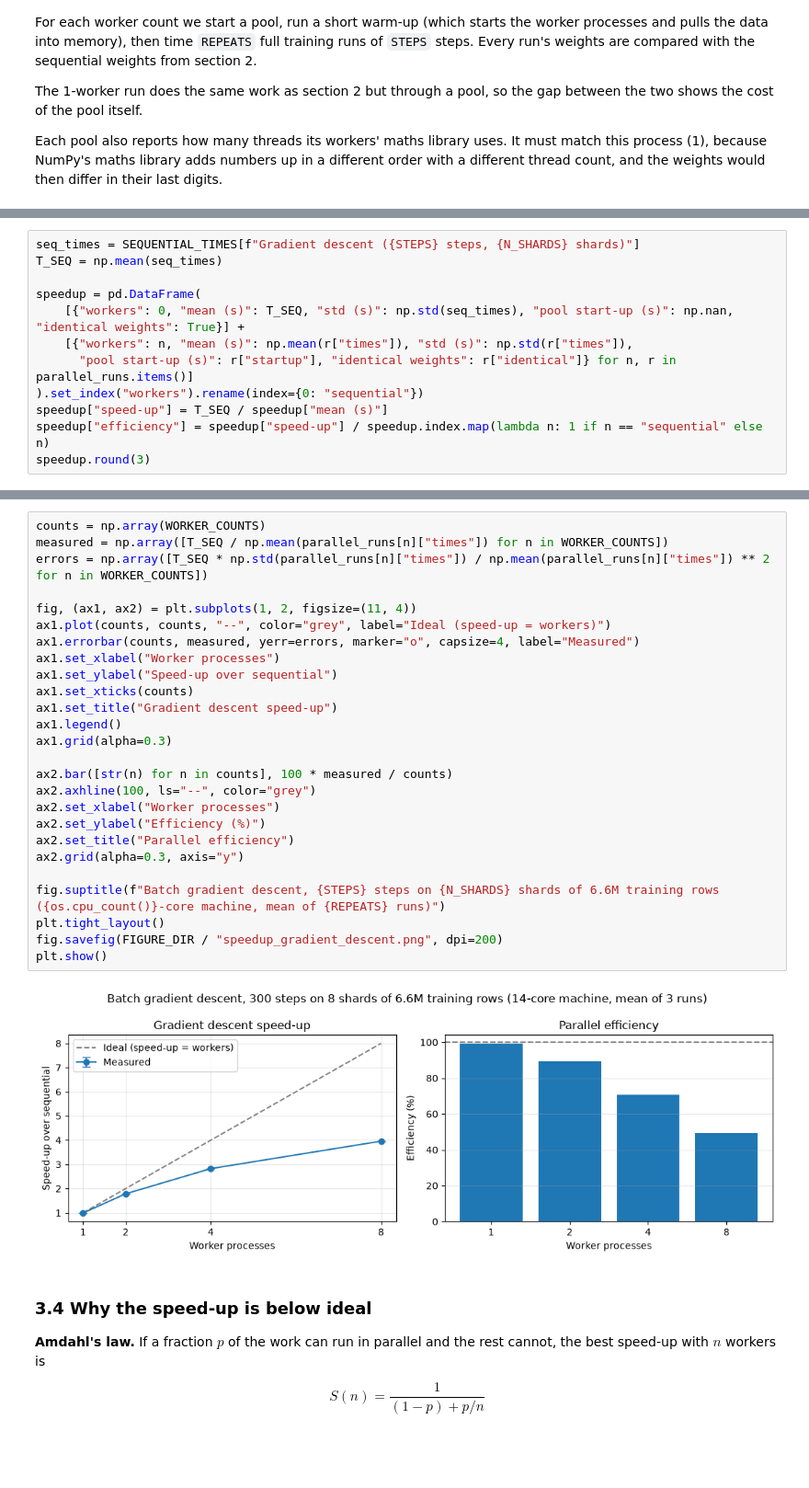
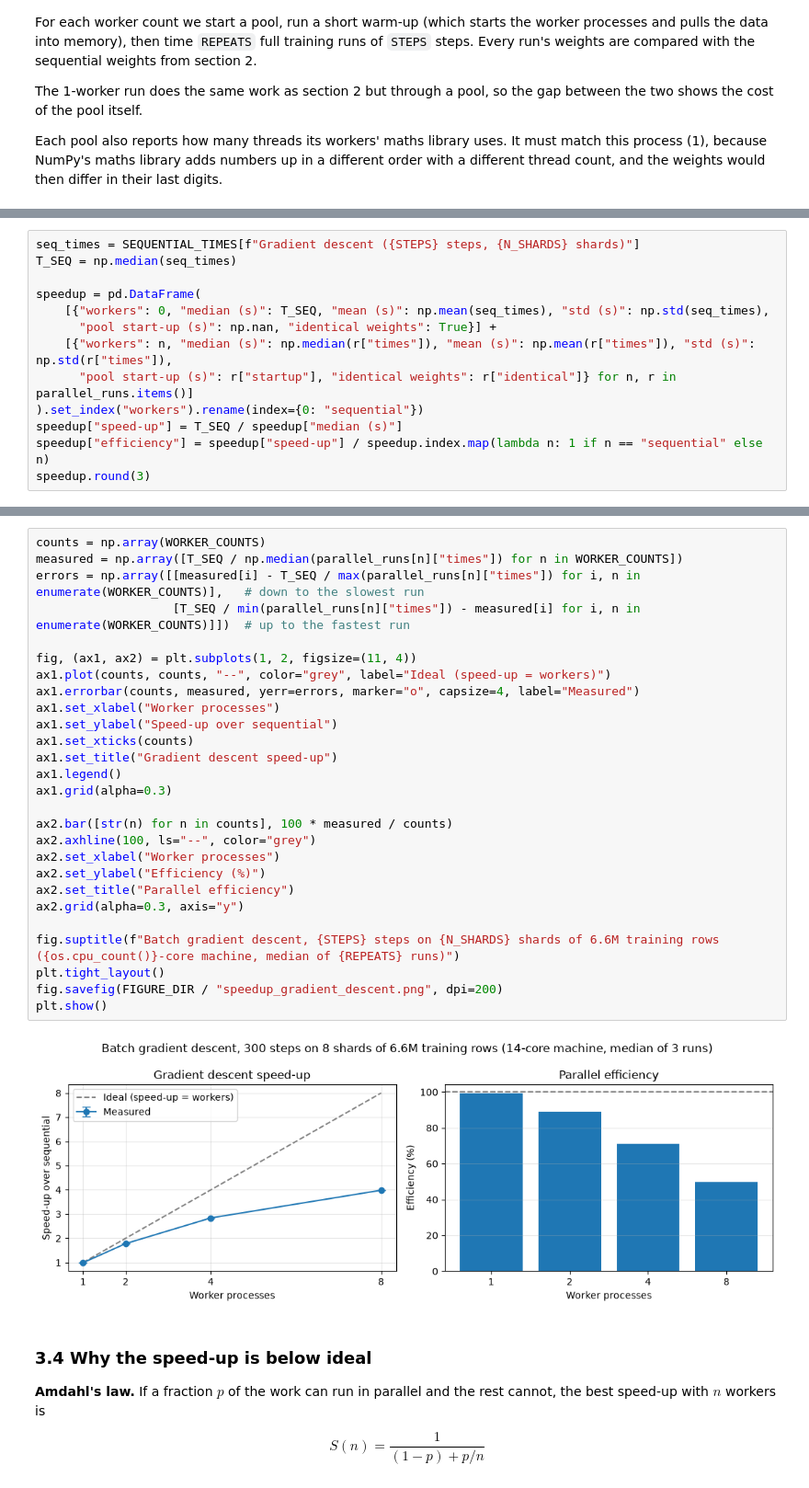
Before and after one commit to wmcclean06/G12-Poster, a Jupyter notebook: Trip_Duration.ipynb, the cells around one changed output, grey strips where cells are left out. Shown at 92% size. Cells and saved outputs as stored; diff of their text form; blank space fills up the shorter version.

```diff
--- a/Trip_Duration.ipynb
+++ b/Trip_Duration.ipynb
@@ -894,13 +901,14 @@ Speed-up is the sequential time (section 2.7) divided by the parallel time. Effi
 # %%
 seq_times = SEQUENTIAL_TIMES[f"Gradient descent ({STEPS} steps, {N_SHARDS} shards)"]
-T_SEQ = np.mean(seq_times)
+T_SEQ = np.median(seq_times)
 
 speedup = pd.DataFrame(
-    [{"workers": 0, "mean (s)": T_SEQ, "std (s)": np.std(seq_times), "pool start-up (s)": np.nan, "identical weights": True}] +
-    [{"workers": n, "mean (s)": np.mean(r["times"]), "std (s)": np.std(r["times"]),
+    [{"workers": 0, "median (s)": T_SEQ, "mean (s)": np.mean(seq_times), "std (s)": np.std(seq_times),
+      "pool start-up (s)": np.nan, "identical weights": True}] +
+    [{"workers": n, "median (s)": np.median(r["times"]), "mean (s)": np.mean(r["times"]), "std (s)": np.std(r["times"]),
       "pool start-up (s)": r["startup"], "identical weights": r["identical"]} for n, r in parallel_runs.items()]
 ).set_index("workers").rename(index={0: "sequential"})
-speedup["speed-up"] = T_SEQ / speedup["mean (s)"]
+speedup["speed-up"] = T_SEQ / speedup["median (s)"]
 speedup["efficiency"] = speedup["speed-up"] / speedup.index.map(lambda n: 1 if n == "sequential" else n)
 speedup.round(3)
 # %% [output]
@@ -914,31 +922,32 @@ speedup.round(3)
 # %%
 counts = np.array(WORKER_COUNTS)
-measured = np.array([T_SEQ / np.mean(parallel_runs[n]["times"]) for n in WORKER_COUNTS])
-errors = np.array([T_SEQ * np.std(parallel_runs[n]["times"]) / np.mean(parallel_runs[n]["times"]) ** 2 for n in WORKER_COUNTS])
+measured = np.array([T_SEQ / np.median(parallel_runs[n]["times"]) for n in WORKER_COUNTS])
+errors = np.array([[measured[i] - T_SEQ / max(parallel_runs[n]["times"]) for i, n in enumerate(WORKER_COUNTS)],   # down to the slowest run
+                   [T_SEQ / min(parallel_runs[n]["times"]) - measured[i] for i, n in enumerate(WORKER_COUNTS)]])  # up to the fastest run
 
 fig, (ax1, ax2) = plt.subplots(1, 2, figsize=(11, 4))
 ax1.plot(counts, counts, "--", color="grey", label="Ideal (speed-up = workers)")
 ax1.errorbar(counts, measured, yerr=errors, marker="o", capsize=4, label="Measured")
 ax1.set_xlabel("Worker processes")
 ax1.set_ylabel("Speed-up over sequential")
 ax1.set_xticks(counts)
 ax1.set_title("Gradient descent speed-up")
 ax1.legend()
 ax1.grid(alpha=0.3)
 
 ax2.bar([str(n) for n in counts], 100 * measured / counts)
 ax2.axhline(100, ls="--", color="grey")
 ax2.set_xlabel("Worker processes")
 ax2.set_ylabel("Efficiency (%)")
 ax2.set_title("Parallel efficiency")
 ax2.grid(alpha=0.3, axis="y")
 
-fig.suptitle(f"Batch gradient descent, {STEPS} steps on {N_SHARDS} shards of 6.6M training rows ({os.cpu_count()}-core machine, mean of {REPEATS} runs)")
+fig.suptitle(f"Batch gradient descent, {STEPS} steps on {N_SHARDS} shards of 6.6M training rows ({os.cpu_count()}-core machine, median of {REPEATS} runs)")
 plt.tight_layout()
 fig.savefig(FIGURE_DIR / "speedup_gradient_descent.png", dpi=200)
 plt.show()
 # %% [output]
-[figure, old version]
+[figure, new version]
 # %% [markdown]
 ### 3.4 Why the speed-up is below ideal
 
```
Also changed, not shown: parts of 33 cells of this notebook, 6 other files.
